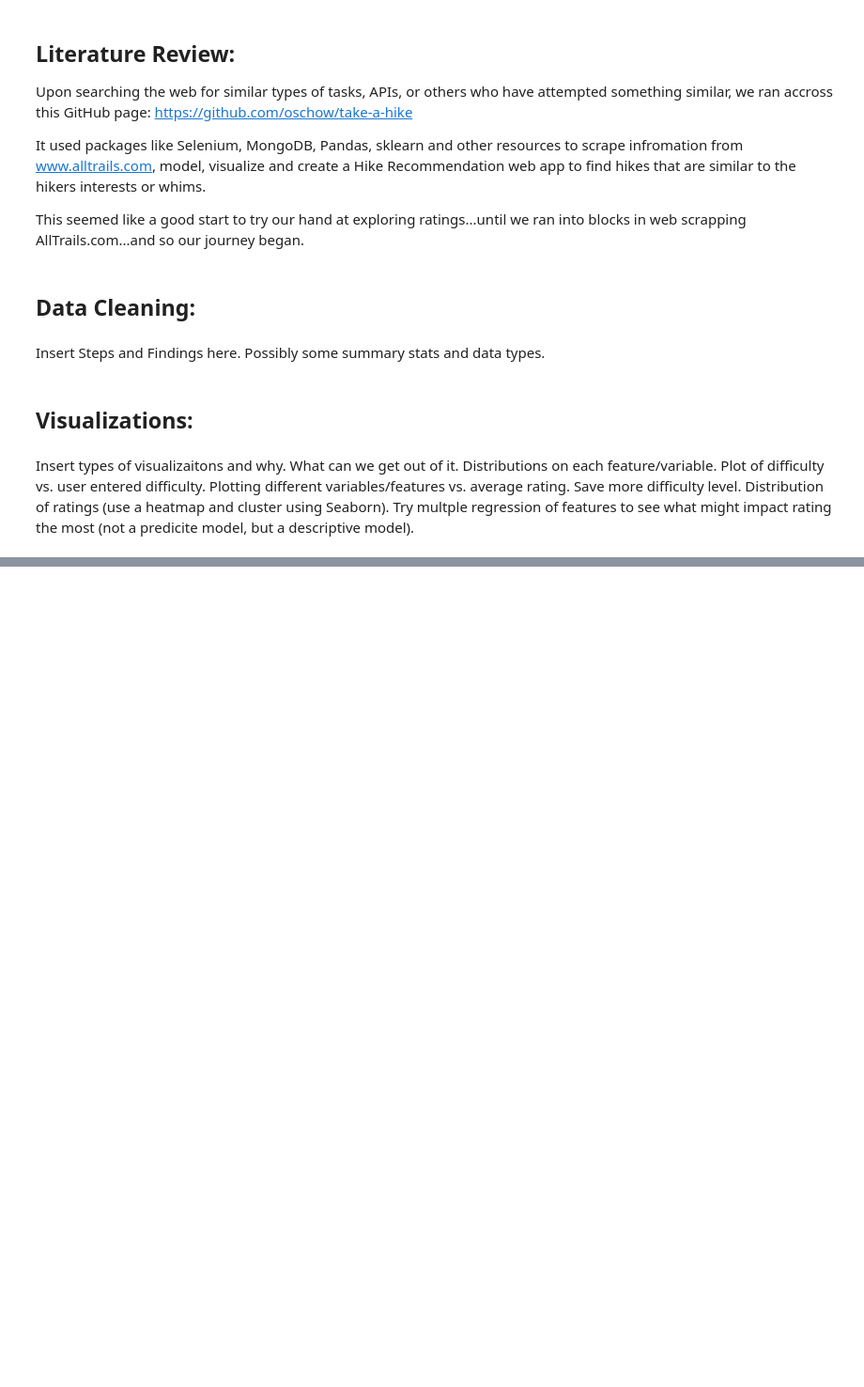
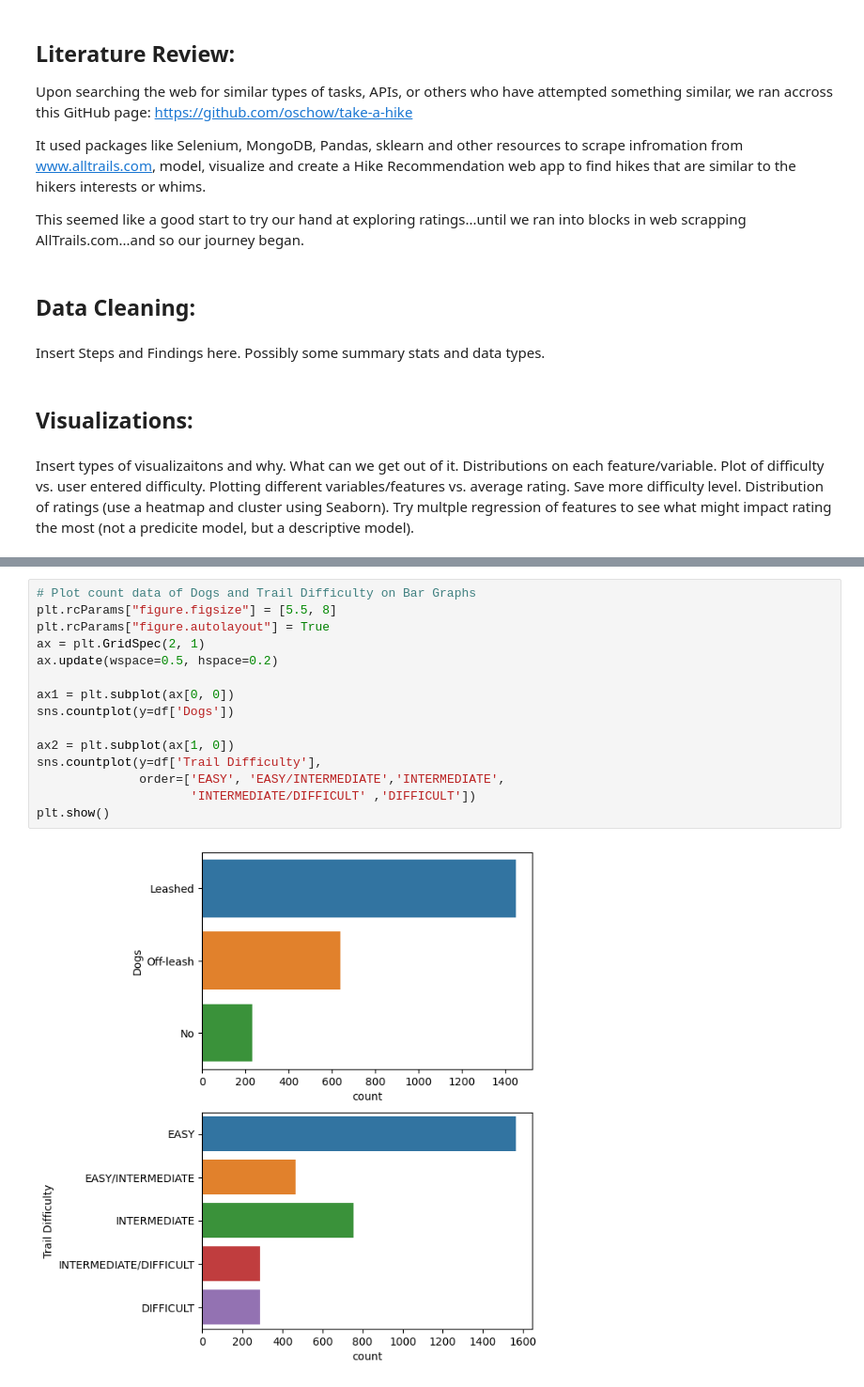
Before and after one commit to BiochemHead/COMP_4447_Final_Project, a Jupyter notebook: Final_Project_Notebook.ipynb, the cells around one changed output, grey strips where cells are left out. Shown at 94% size. Drawn from its saved outputs; the diff is of its cells as text; blank space fills up the shorter version.

```diff
--- a/Final_Project_Notebook.ipynb
+++ b/Final_Project_Notebook.ipynb
@@ -111,0 +88,17 @@ See the caveats in the documentation: https://pandas.pydata.org/pandas-docs/stab
+# %%
+# Plot count data of Dogs and Trail Difficulty on Bar Graphs
+plt.rcParams["figure.figsize"] = [5.5, 8]
+plt.rcParams["figure.autolayout"] = True
+ax = plt.GridSpec(2, 1)
+ax.update(wspace=0.5, hspace=0.2)
+
+ax1 = plt.subplot(ax[0, 0])
+sns.countplot(y=df['Dogs'])
+
+ax2 = plt.subplot(ax[1, 0])
+sns.countplot(y=df['Trail Difficulty'],
+              order=['EASY', 'EASY/INTERMEDIATE','INTERMEDIATE',
+                     'INTERMEDIATE/DIFFICULT' ,'DIFFICULT'])
+plt.show()
+# %% [output]
+[figure, added]
```
Also changed, not shown: parts of 5 cells of this notebook, 1 other file.
